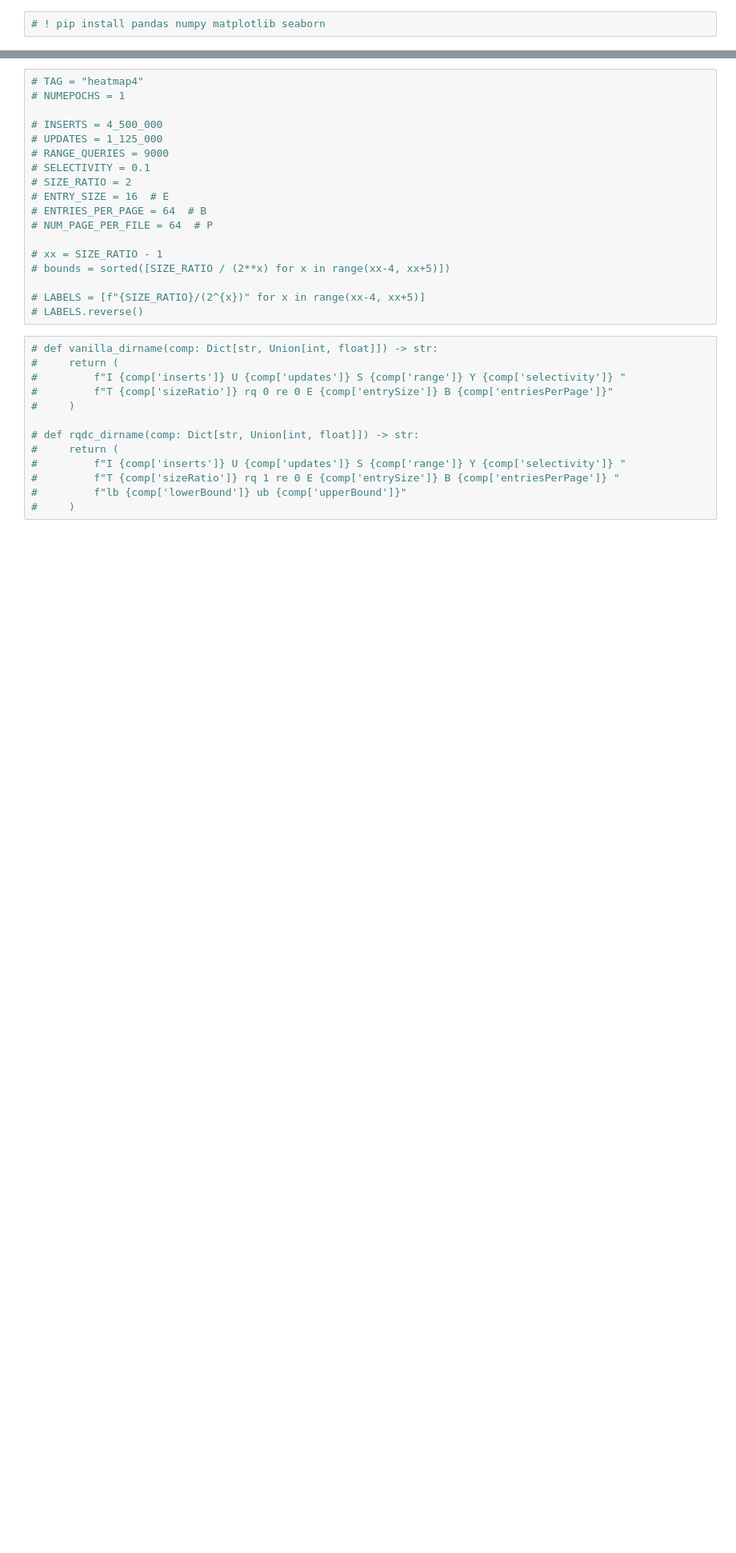
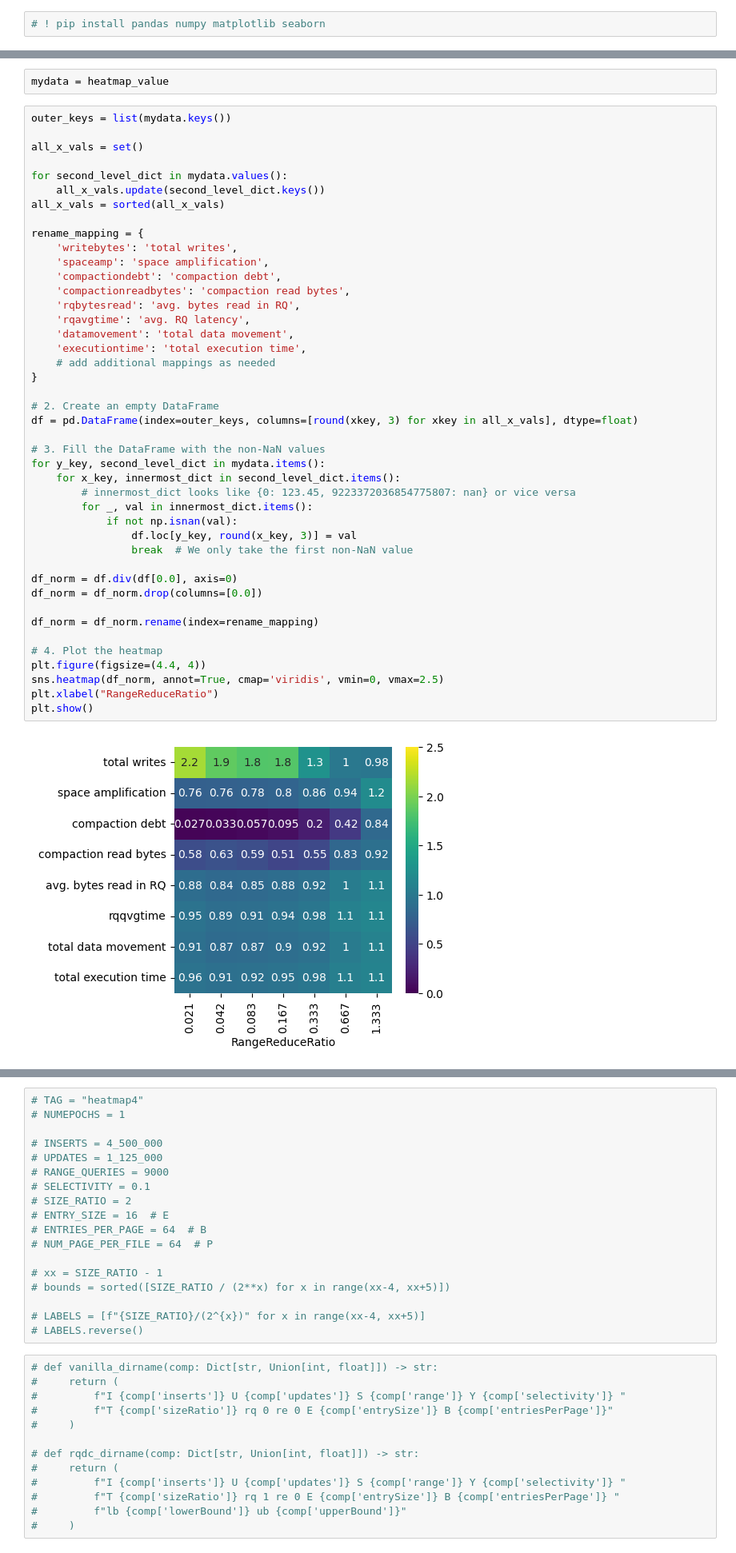
Before and after one commit to SSD-Brandeis/LSMQueryDrivenCompaction, a Jupyter notebook: src/.notebooks/heatmapplot.ipynb, the cells around one changed output, grey strips where cells are left out. Shown at 80% size. Cells and saved outputs as stored; diff of their text form; blank space fills up the shorter version.

```diff
--- a/src/.notebooks/heatmapplot.ipynb
+++ b/src/.notebooks/heatmapplot.ipynb
@@ -79,0 +96,47 @@ plotheatmaps.plot_workload_execution_time()
+# %%
+mydata = heatmap_value
+# %%
+outer_keys = list(mydata.keys())
+
+all_x_vals = set()
+
+for second_level_dict in mydata.values():
+    all_x_vals.update(second_level_dict.keys())
+all_x_vals = sorted(all_x_vals)
+
+rename_mapping = {
+    'writebytes': 'total writes',
+    'spaceamp': 'space amplification',
+    'compactiondebt': 'compaction debt',
+    'compactionreadbytes': 'compaction read bytes',
+    'rqbytesread': 'avg. bytes read in RQ',
+    'rqavgtime': 'avg. RQ latency',
+    'datamovement': 'total data movement',
+    'executiontime': 'total execution time',
+    # add additional mappings as needed
+}
+
+# 2. Create an empty DataFrame
+df = pd.DataFrame(index=outer_keys, columns=[round(xkey, 3) for xkey in all_x_vals], dtype=float)
+
+# 3. Fill the DataFrame with the non-NaN values
+for y_key, second_level_dict in mydata.items():
+    for x_key, innermost_dict in second_level_dict.items():
+        # innermost_dict looks like {0: 123.45, 9223372036854775807: nan} or vice versa
+        for _, val in innermost_dict.items():
+            if not np.isnan(val):
+                df.loc[y_key, round(x_key, 3)] = val
+                break  # We only take the first non-NaN value
+
+df_norm = df.div(df[0.0], axis=0)
+df_norm = df_norm.drop(columns=[0.0])
+
+df_norm = df_norm.rename(index=rename_mapping)
+
+# 4. Plot the heatmap
+plt.figure(figsize=(4.4, 4))
+sns.heatmap(df_norm, annot=True, cmap='viridis', vmin=0, vmax=2.5)
+plt.xlabel("RangeReduceRatio")
+plt.show()
+# %% [output]
+[figure, added]
```
Also changed, not shown: parts of 4 cells of this notebook, 10 other files.
